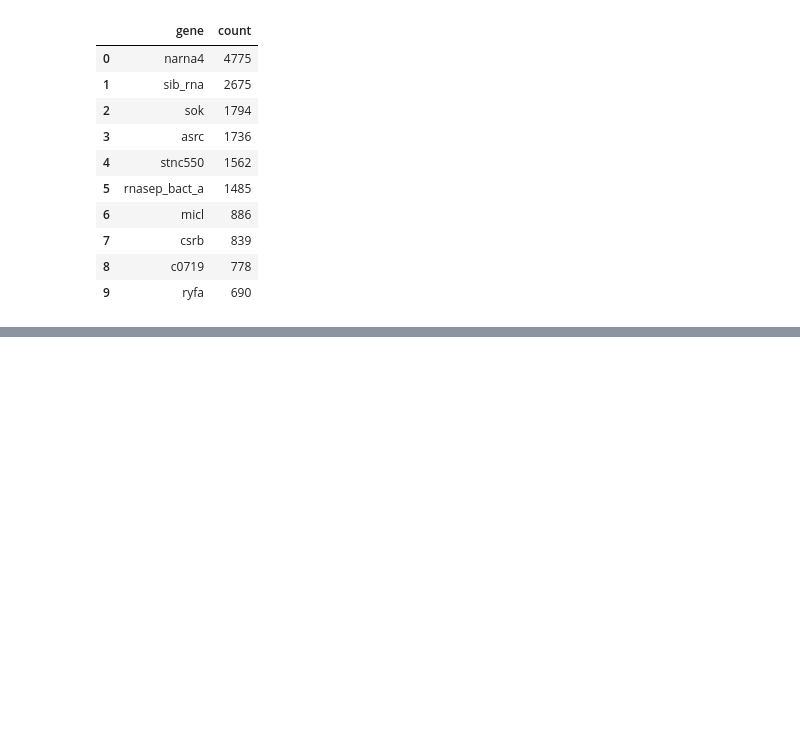
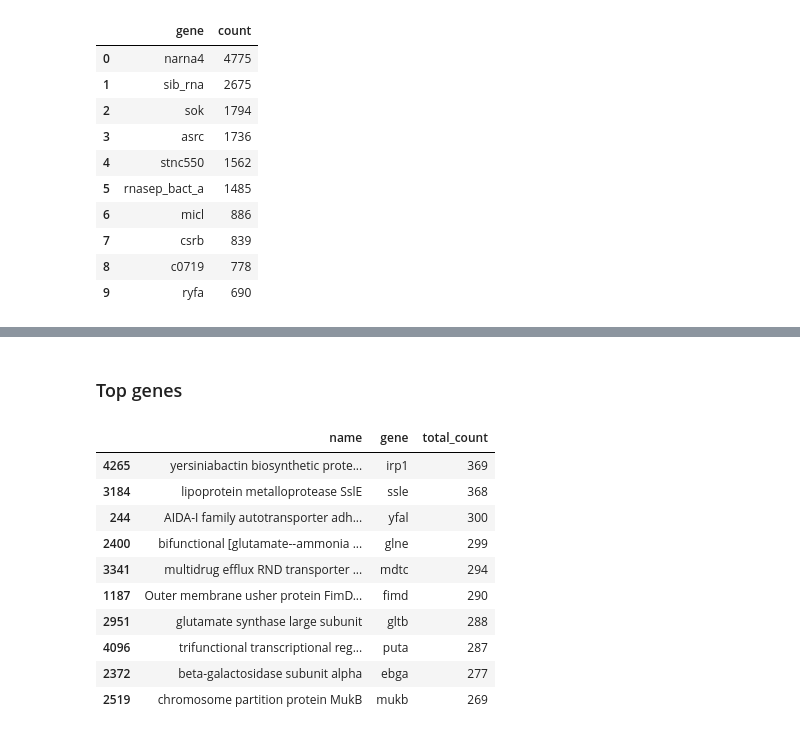
Before and after one commit to ryashpal/alfred-data-analysis, a Jupyter notebook: notebooks/genome_nlp_tokens/token_annotation_overlaps_ecoli.ipynb, the cells around one changed output, grey strips where cells are left out. Drawn from its saved outputs; the diff is of its cells as text; code cells hidden in the pictures; blank space fills up the shorter version.

```diff
--- a/notebooks/genome_nlp_tokens/token_annotation_overlaps_ecoli.ipynb
+++ b/notebooks/genome_nlp_tokens/token_annotation_overlaps_ecoli.ipynb
@@ -263,0 +314,16 @@ overlappingDf[overlappingDf.feature_type == 'ncRNA'].gene.value_counts().reset_i
+# %% [markdown]
+### Top genes
+# %%
+highscoreOverlappingDf[['tokens', 'name', 'gene']].drop_duplicates().groupby(by=['name', 'gene']).agg('count').reset_index().rename(columns={'tokens': 'total_count'}).sort_values(by=['total_count'], ascending=False)[:10]
+# %% [output]
+|  | name | gene | total_count |
+| 4265 | yersiniabactin biosynthetic prote... | irp1 | 369 |
+| 3184 | lipoprotein metalloprotease SslE | ssle | 368 |
+| 244 | AIDA-I family autotransporter adh... | yfal | 300 |
+| 2400 | bifunctional [glutamate--ammonia ... | glne | 299 |
+| 3341 | multidrug efflux RND transporter ... | mdtc | 294 |
+| 1187 | Outer membrane usher protein FimD... | fimd | 290 |
+| 2951 | glutamate synthase large subunit | gltb | 288 |
+| 4096 | trifunctional transcriptional reg... | puta | 287 |
+| 2372 | beta-galactosidase subunit alpha | ebga | 277 |
+| 2519 | chromosome partition protein MukB | mukb | 269 |
```
Also changed, not shown: parts of 17 cells of this notebook, 2 other files.
